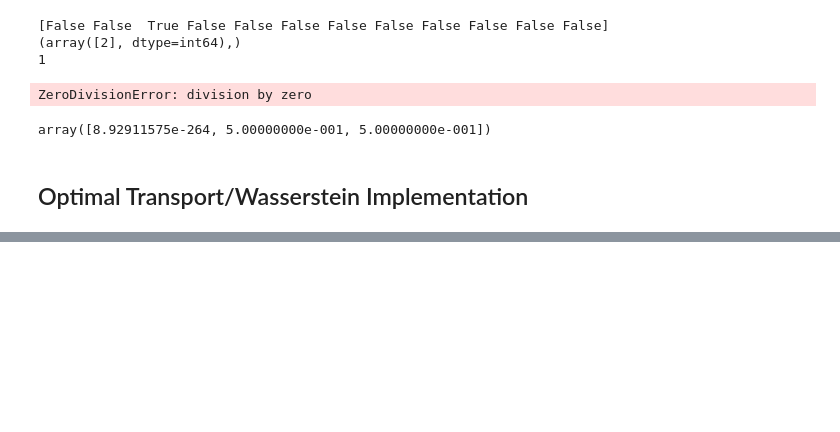
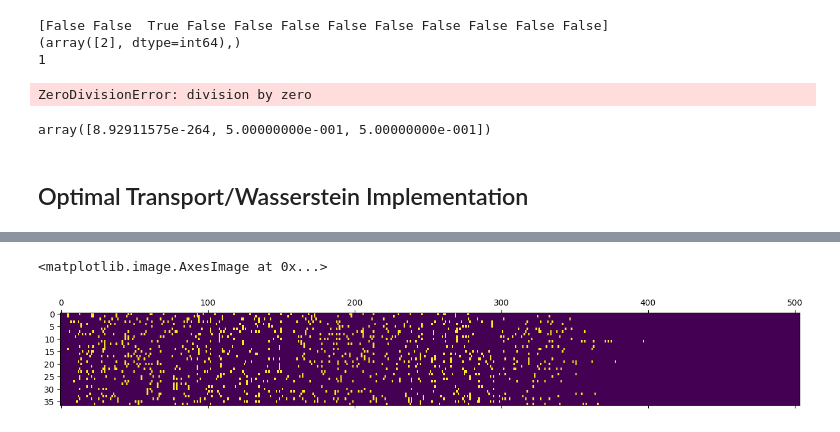
Before and after one commit to calebchin/Heartsteps-DNN, a Jupyter notebook: distributionalnn_heartsteps.ipynb, the cells around one changed output, grey strips where cells are left out. Drawn from its saved outputs; the diff is of its cells as text; code cells hidden in the pictures; blank space fills up the shorter version.

```diff
--- a/distributionalnn_heartsteps.ipynb
+++ b/distributionalnn_heartsteps.ipynb
@@ -1514,0 +1764,7 @@ def wasserstein2_est_unit_fast(X, A, i, cols, eta):
+# %%
+M_hs, A_hs = transform_dnn(df_hs, day_partitions = 8, day_measure = 144, units = 37)
+# %%
+matshow(A_hs, aspect = 'auto')
+# %% [output]
+<matplotlib.image.AxesImage at 0x...>
+[figure, added]
```
Also changed, not shown: parts of 26 cells of this notebook, 5 other files.
